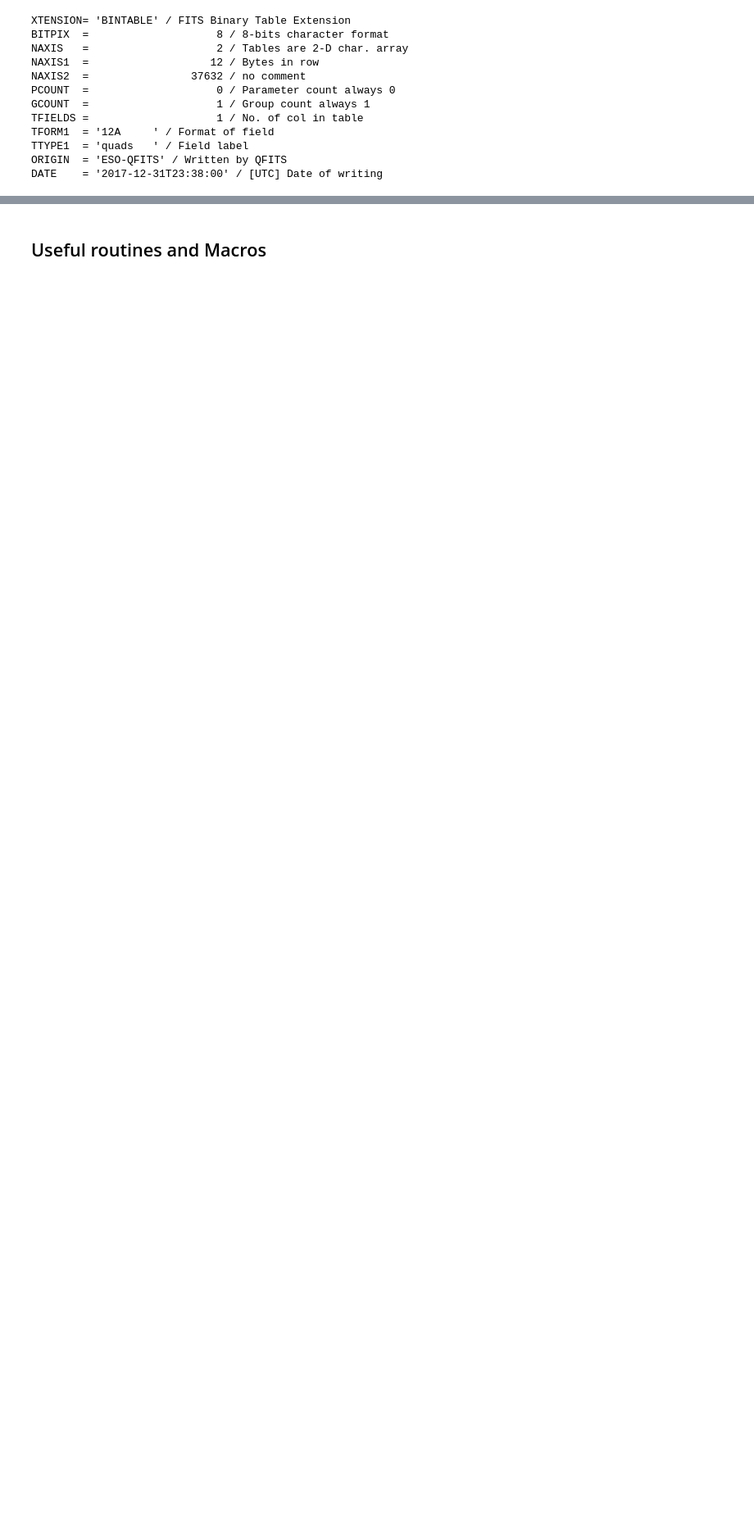
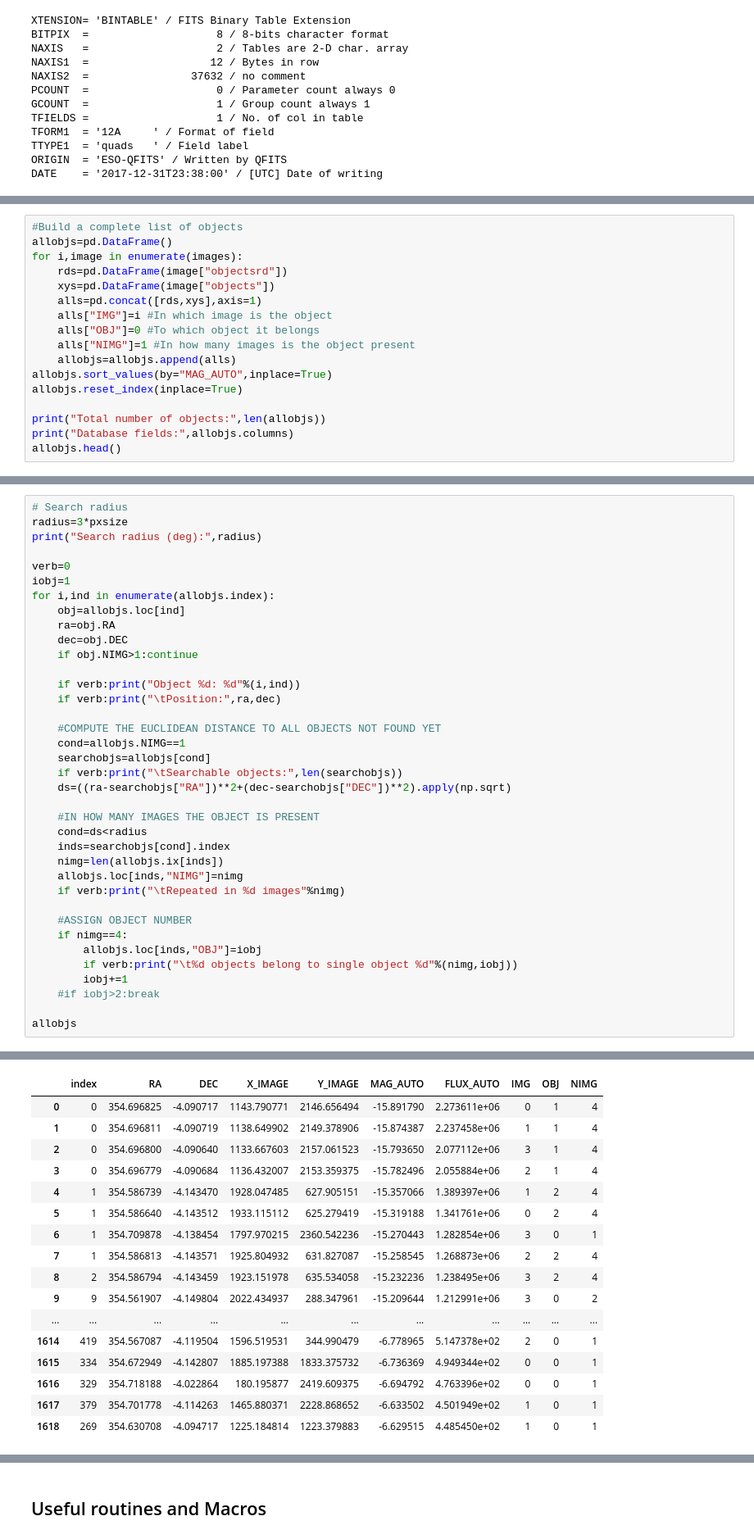
Before and after one commit to seap-udea/AIsteroid, a Jupyter notebook: FindAsteroid.ipynb, the cells around one changed output, grey strips where cells are left out. Shown at 82% size. Cells and saved outputs as stored; diff of their text form; blank space fills up the shorter version.

```diff
--- a/FindAsteroid.ipynb
+++ b/FindAsteroid.ipynb
@@ -588,0 +691,17 @@ DATE    = '2017-12-31T23:38:00' / [UTC] Date of writing
+# %%
+#Build a complete list of objects
+allobjs=pd.DataFrame()
+for i,image in enumerate(images):
+    rds=pd.DataFrame(image["objectsrd"])
+    xys=pd.DataFrame(image["objects"])
+    alls=pd.concat([rds,xys],axis=1)
+    alls["IMG"]=i #In which image is the object
+    alls["OBJ"]=0 #To which object it belongs
+    alls["NIMG"]=1 #In how many images is the object present
+    allobjs=allobjs.append(alls)
+allobjs.sort_values(by="MAG_AUTO",inplace=True)
+allobjs.reset_index(inplace=True)
+
+print("Total number of objects:",len(allobjs))
+print("Database fields:",allobjs.columns)
+allobjs.head()
@@ -588,0 +719,38 @@ DATE    = '2017-12-31T23:38:00' / [UTC] Date of writing
+# %%
+# Search radius
+radius=3*pxsize
+print("Search radius (deg):",radius)
+
+verb=0
+iobj=1
+for i,ind in enumerate(allobjs.index):
+    obj=allobjs.loc[ind]
+    ra=obj.RA
+    dec=obj.DEC
+    if obj.NIMG>1:continue
+
+    if verb:print("Object %d: %d"%(i,ind))
+    if verb:print("\tPosition:",ra,dec)
+
+    #COMPUTE THE EUCLIDEAN DISTANCE TO ALL OBJECTS NOT FOUND YET
+    cond=allobjs.NIMG==1
+    searchobjs=allobjs[cond]
+    if verb:print("\tSearchable objects:",len(searchobjs))
+    ds=((ra-searchobjs["RA"])**2+(dec-searchobjs["DEC"])**2).apply(np.sqrt)
+
+    #IN HOW MANY IMAGES THE OBJECT IS PRESENT
+    cond=ds<radius
+    inds=searchobjs[cond].index
+    nimg=len(allobjs.ix[inds])
+    allobjs.loc[inds,"NIMG"]=nimg
+    if verb:print("\tRepeated in %d images"%nimg)
+
+    #ASSIGN OBJECT NUMBER
+    if nimg==4:
+        allobjs.loc[inds,"OBJ"]=iobj
+        if verb:print("\t%d objects belong to single object %d"%(nimg,iobj))
+        iobj+=1
+    #if iobj>2:break
+
+allobjs
+# %% [output]
@@ -588,0 +758,17 @@ DATE    = '2017-12-31T23:38:00' / [UTC] Date of writing
+|  | index | RA | DEC | X_IMAGE | Y_IMAGE | MAG_AUTO | FLUX_AUTO | IMG | OBJ | NIMG |
+| 0 | 0 | 354.696825 | -4.090717 | 1143.790771 | 2146.656494 | -15.891790 | 2.273611e+06 | 0 | 1 | 4 |
+| 1 | 0 | 354.696811 | -4.090719 | 1138.649902 | 2149.378906 | -15.874387 | 2.237458e+06 | 1 | 1 | 4 |
+| 2 | 0 | 354.696800 | -4.090640 | 1133.667603 | 2157.061523 | -15.793650 | 2.077112e+06 | 3 | 1 | 4 |
+| 3 | 0 | 354.696779 | -4.090684 | 1136.432007 | 2153.359375 | -15.782496 | 2.055884e+06 | 2 | 1 | 4 |
+| 4 | 1 | 354.586739 | -4.143470 | 1928.047485 | 627.905151 | -15.357066 | 1.389397e+06 | 1 | 2 | 4 |
+| 5 | 1 | 354.586640 | -4.143512 | 1933.115112 | 625.279419 | -15.319188 | 1.341761e+06 | 0 | 2 | 4 |
+| 6 | 1 | 354.709878 | -4.138454 | 1797.970215 | 2360.542236 | -15.270443 | 1.282854e+06 | 3 | 0 | 1 |
+| 7 | 1 | 354.586813 | -4.143571 | 1925.804932 | 631.827087 | -15.258545 | 1.268873e+06 | 2 | 2 | 4 |
+| 8 | 2 | 354.586794 | -4.143459 | 1923.151978 | 635.534058 | -15.232236 | 1.238495e+06 | 3 | 2 | 4 |
+| 9 | 9 | 354.561907 | -4.149804 | 2022.434937 | 288.347961 | -15.209644 | 1.212991e+06 | 3 | 0 | 2 |
+| ... | ... | ... | ... | ... | ... | ... | ... | ... | ... | ... |
+| 1614 | 419 | 354.567087 | -4.119504 | 1596.519531 | 344.990479 | -6.778965 | 5.147378e+02 | 2 | 0 | 1 |
+| 1615 | 334 | 354.672949 | -4.142807 | 1885.197388 | 1833.375732 | -6.736369 | 4.949344e+02 | 0 | 0 | 1 |
+| 1616 | 329 | 354.718188 | -4.022864 | 180.195877 | 2419.609375 | -6.694792 | 4.763396e+02 | 0 | 0 | 1 |
+| 1617 | 379 | 354.701778 | -4.114263 | 1465.880371 | 2228.868652 | -6.633502 | 4.501949e+02 | 1 | 0 | 1 |
+| 1618 | 269 | 354.630708 | -4.094717 | 1225.184814 | 1223.379883 | -6.629515 | 4.485450e+02 | 1 | 0 | 1 |
```
Also changed, not shown: parts of 32 cells of this notebook, 1 other file.
